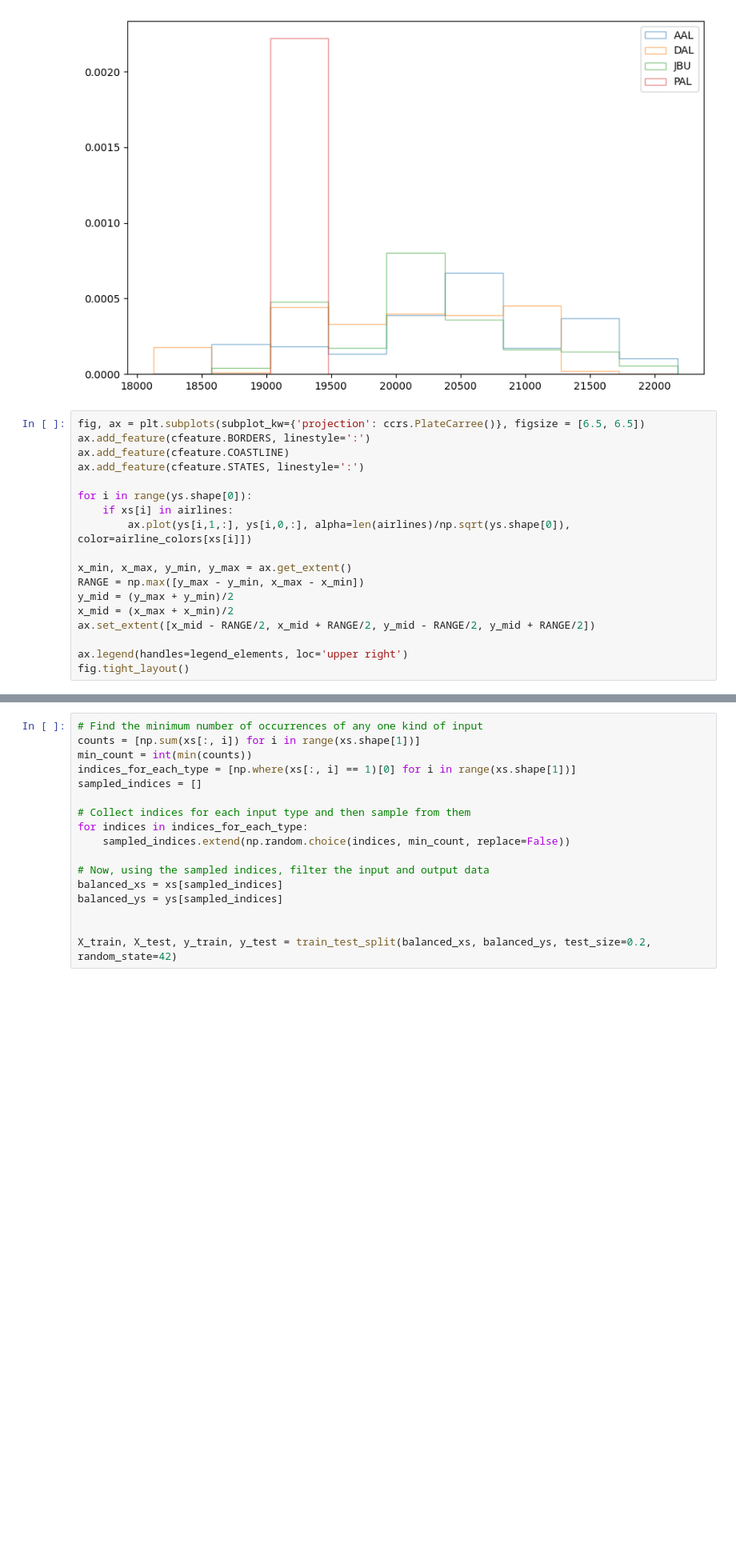
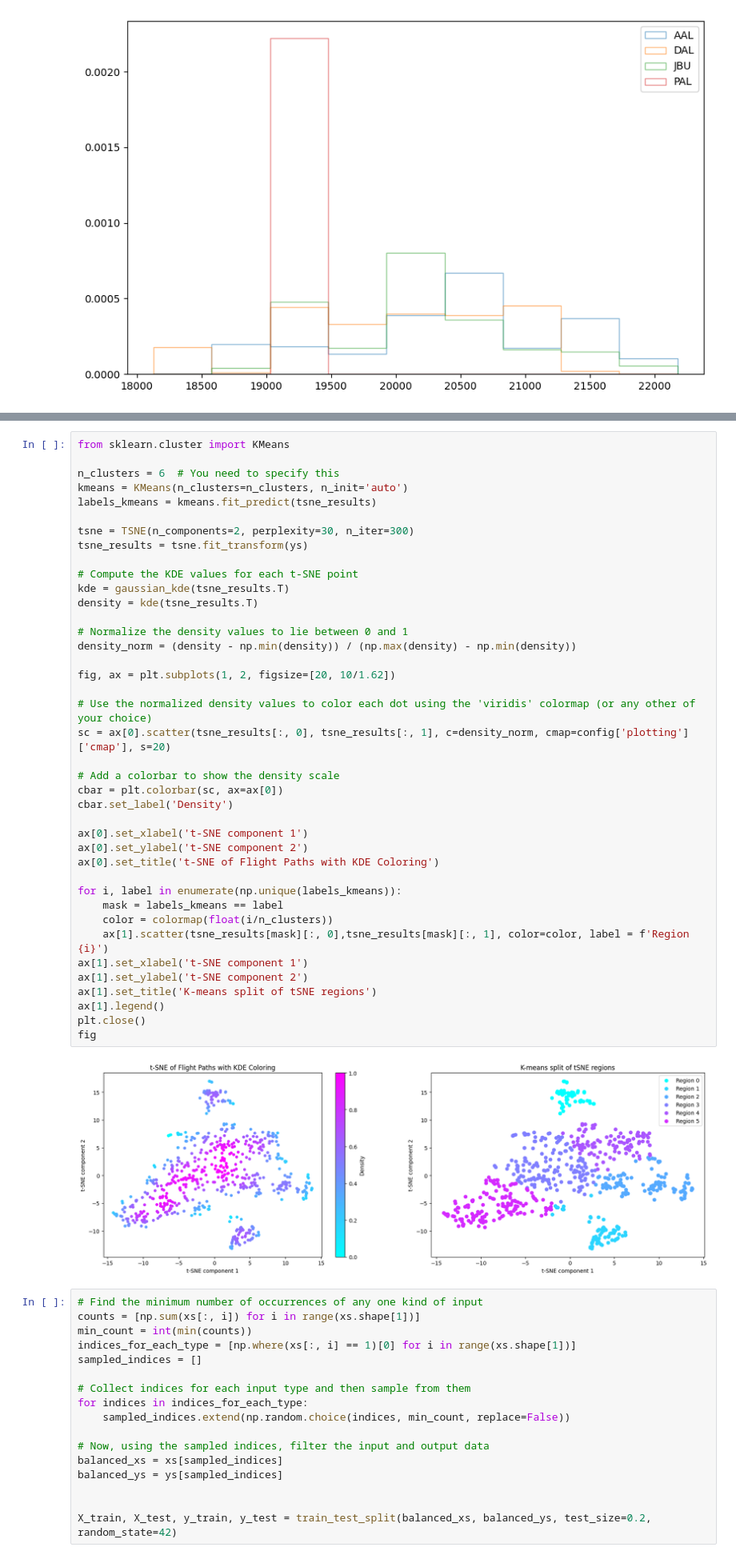
Before and after one commit to Flight-Path-Analysis/FlightPathAnalysis, a Jupyter notebook: prototyping/prototyping.ipynb, the cells around one changed output, grey strips where cells are left out. Shown at 80% size. Saved outputs shown, nothing was run; the diff lists cells and outputs as text; blank space fills up the shorter version.

Commit message:
Plotter is better, kde density on lines, prototyping has tSNE, config file changed for new data, all done with KJFK-KLAX. Gather_data auto-creates directories.

```diff
--- a/prototyping/prototyping.ipynb
+++ b/prototyping/prototyping.ipynb
@@ -883,21 +880,3 @@ ax.legend()
 # %% [output]
 <matplotlib.legend.Legend at 0x...>
 [figure]
-# %%
-fig, ax = plt.subplots(subplot_kw={'projection': ccrs.PlateCarree()}, figsize = [6.5, 6.5])
-ax.add_feature(cfeature.BORDERS, linestyle=':')
-ax.add_feature(cfeature.COASTLINE)
-ax.add_feature(cfeature.STATES, linestyle=':')
-
-for i in range(ys.shape[0]):
-    if xs[i] in airlines:
-        ax.plot(ys[i,1,:], ys[i,0,:], alpha=len(airlines)/np.sqrt(ys.shape[0]), color=airline_colors[xs[i]])
-
-x_min, x_max, y_min, y_max = ax.get_extent()
-RANGE = np.max([y_max - y_min, x_max - x_min])
-y_mid = (y_max + y_min)/2
-x_mid = (x_max + x_min)/2
-ax.set_extent([x_mid - RANGE/2, x_mid + RANGE/2, y_mid - RANGE/2, y_mid + RANGE/2])
-
-ax.legend(handles=legend_elements, loc='upper right')
-fig.tight_layout()
@@ -938,3 +940,45 @@ xs = xs[~np.any(np.isnan(xs), axis=(1))]
+# %%
+from sklearn.cluster import KMeans
+
+n_clusters = 6  # You need to specify this
+kmeans = KMeans(n_clusters=n_clusters, n_init='auto')
+labels_kmeans = kmeans.fit_predict(tsne_results)
+
+tsne = TSNE(n_components=2, perplexity=30, n_iter=300)
+tsne_results = tsne.fit_transform(ys)
+
+# Compute the KDE values for each t-SNE point
+kde = gaussian_kde(tsne_results.T)
+density = kde(tsne_results.T)
+
+# Normalize the density values to lie between 0 and 1
+density_norm = (density - np.min(density)) / (np.max(density) - np.min(density))
+
+fig, ax = plt.subplots(1, 2, figsize=[20, 10/1.62])
+
+# Use the normalized density values to color each dot using the 'viridis' colormap (or any other of your choice)
+sc = ax[0].scatter(tsne_results[:, 0], tsne_results[:, 1], c=density_norm, cmap=config['plotting']['cmap'], s=20)
+
+# Add a colorbar to show the density scale
+cbar = plt.colorbar(sc, ax=ax[0])
+cbar.set_label('Density')
+
+ax[0].set_xlabel('t-SNE component 1')
+ax[0].set_ylabel('t-SNE component 2')
+ax[0].set_title('t-SNE of Flight Paths with KDE Coloring')
+
+for i, label in enumerate(np.unique(labels_kmeans)):
+    mask = labels_kmeans == label
+    color = colormap(float(i/n_clusters))
+    ax[1].scatter(tsne_results[mask][:, 0],tsne_results[mask][:, 1], color=color, label = f'Region {i}')
+ax[1].set_xlabel('t-SNE component 1')
+ax[1].set_ylabel('t-SNE component 2')
+ax[1].set_title('K-means split of tSNE regions')
+ax[1].legend()
+plt.close()
+fig
+# %% [output]
+[figure, added]
 # %%
 # Find the minimum number of occurrences of any one kind of input
 counts = [np.sum(xs[:, i]) for i in range(xs.shape[1])]
```
Also changed, not shown: parts of 6 cells of this notebook, 3 other files.
